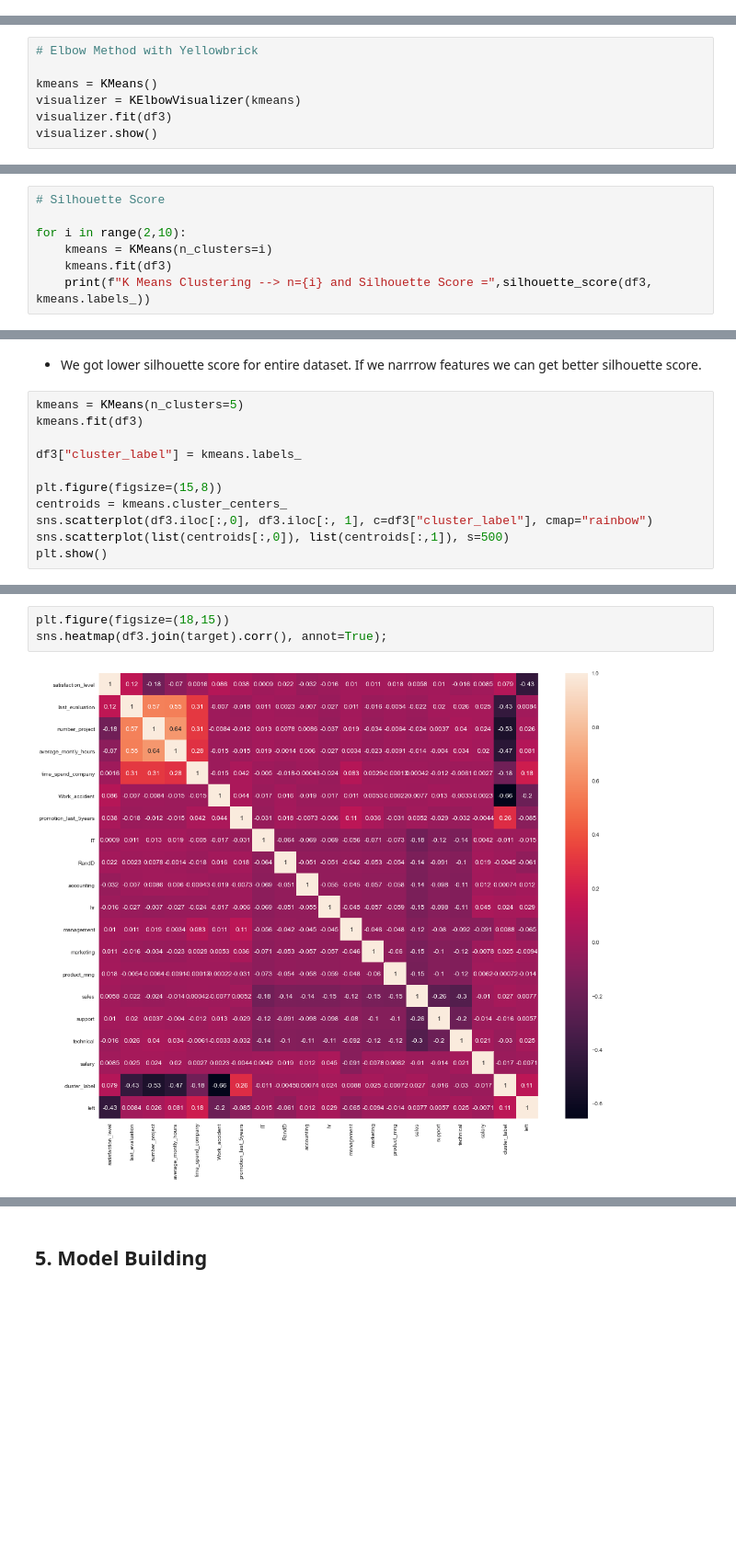
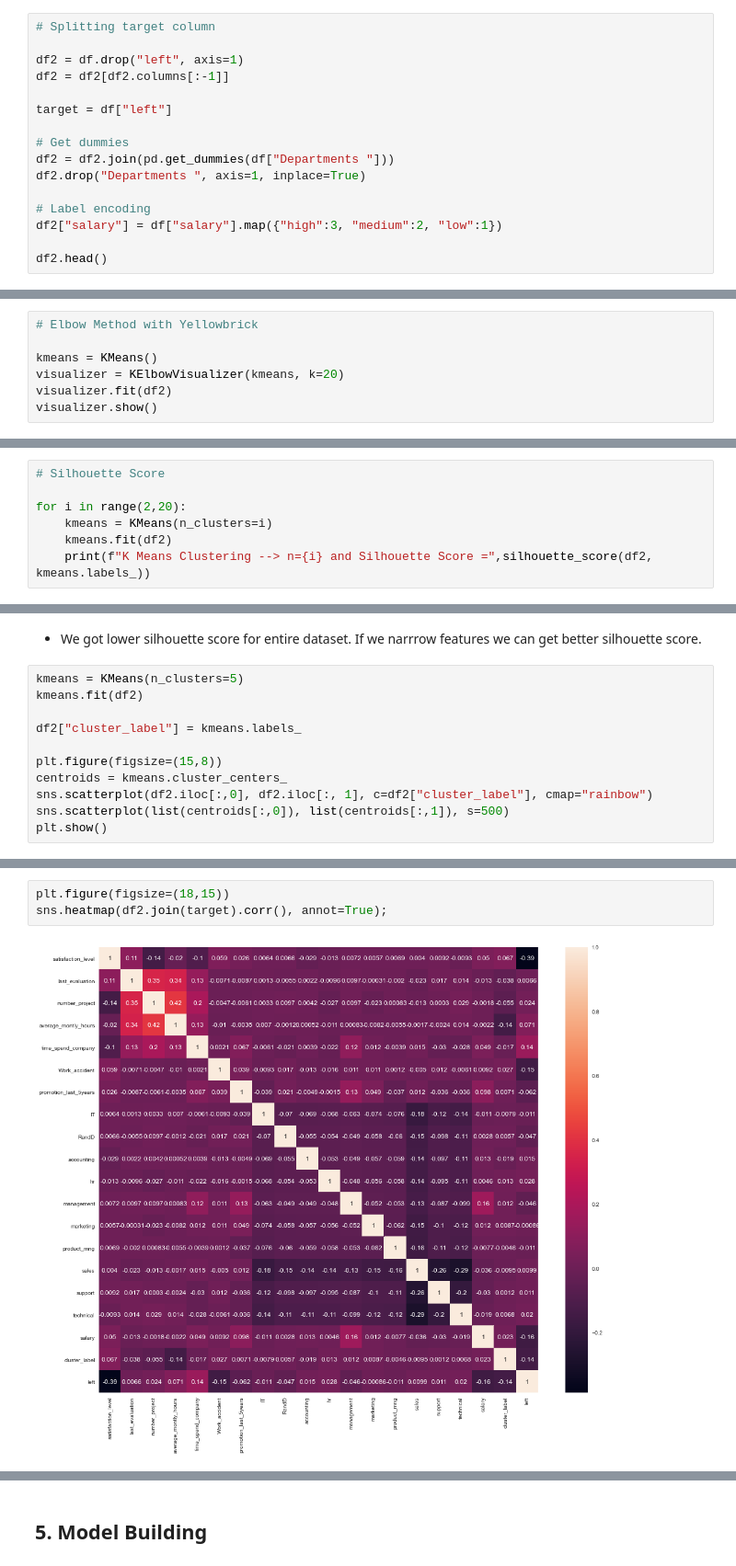
Before and after one commit to M-Rasit/Employee-Churn-Project, a Jupyter notebook: Churn Prediction Project V2 - SMOTE.ipynb, the cells around one changed output, grey strips where cells are left out. Shown at 92% size. Saved outputs shown, nothing was run; the diff lists cells and outputs as text; blank space fills up the shorter version.

```diff
--- a/Churn Prediction Project V2 - SMOTE.ipynb
+++ b/Churn Prediction Project V2 - SMOTE.ipynb
@@ -681,0 +637,16 @@ Number of rows after SMOTE: 22856
+# %%
+# Splitting target column
+
+df2 = df.drop("left", axis=1)
+df2 = df2[df2.columns[:-1]]
+
+target = df["left"]
+
+# Get dummies
+df2 = df2.join(pd.get_dummies(df["Departments "]))
+df2.drop("Departments ", axis=1, inplace=True)
+
+# Label encoding
+df2["salary"] = df["salary"].map({"high":3, "medium":2, "low":1})
+
+df2.head()
@@ -694,7 +672,7 @@ sns.pairplot(df3[['satisfaction_level', 'last_evaluation', 'number_project',
 # Elbow Method with Yellowbrick
 
 kmeans = KMeans()
-visualizer = KElbowVisualizer(kmeans)
-visualizer.fit(df3)
+visualizer = KElbowVisualizer(kmeans, k=20)
+visualizer.fit(df2)
 visualizer.show()
 # %% [output]
@@ -703,8 +681,8 @@ visualizer.show()
 # %%
 # Silhouette Score
 
-for i in range(2,10):
+for i in range(2,20):
     kmeans = KMeans(n_clusters=i)
-    kmeans.fit(df3)
-    print(f"K Means Clustering --> n={i} and Silhouette Score =",silhouette_score(df3, kmeans.labels_))
+    kmeans.fit(df2)
+    print(f"K Means Clustering --> n={i} and Silhouette Score =",silhouette_score(df2, kmeans.labels_))
 # %% [output]
@@ -720,13 +708,13 @@ K Means Clustering --> n=9 and Silhouette Score = 0.271397202769169
 * We got lower silhouette score for entire dataset. If we narrrow features we can get better silhouette score.
 # %%
 kmeans = KMeans(n_clusters=5)
-kmeans.fit(df3)
+kmeans.fit(df2)
 
-df3["cluster_label"] = kmeans.labels_
+df2["cluster_label"] = kmeans.labels_
 
 plt.figure(figsize=(15,8))
 centroids = kmeans.cluster_centers_
-sns.scatterplot(df3.iloc[:,0], df3.iloc[:, 1], c=df3["cluster_label"], cmap="rainbow")
+sns.scatterplot(df2.iloc[:,0], df2.iloc[:, 1], c=df2["cluster_label"], cmap="rainbow")
 sns.scatterplot(list(centroids[:,0]), list(centroids[:,1]), s=500)
 plt.show()
 # %% [output]
@@ -734,5 +722,5 @@ plt.show()
 # %%
 plt.figure(figsize=(18,15))
-sns.heatmap(df3.join(target).corr(), annot=True);
+sns.heatmap(df2.join(target).corr(), annot=True);
 # %% [output]
-[figure, old version]
+[figure, new version]
```
Also changed, not shown: parts of 28 cells of this notebook, 5 other files.
